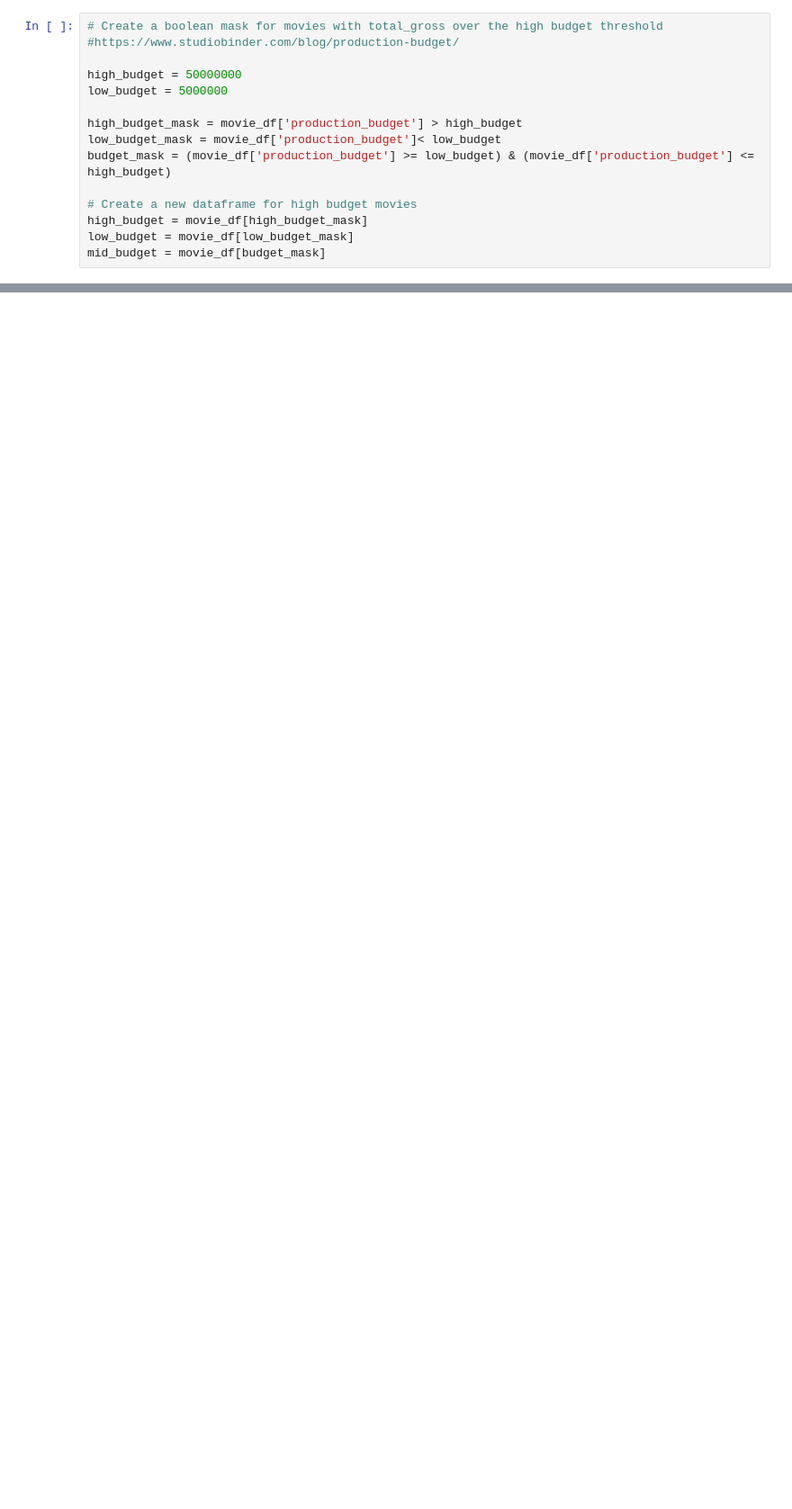
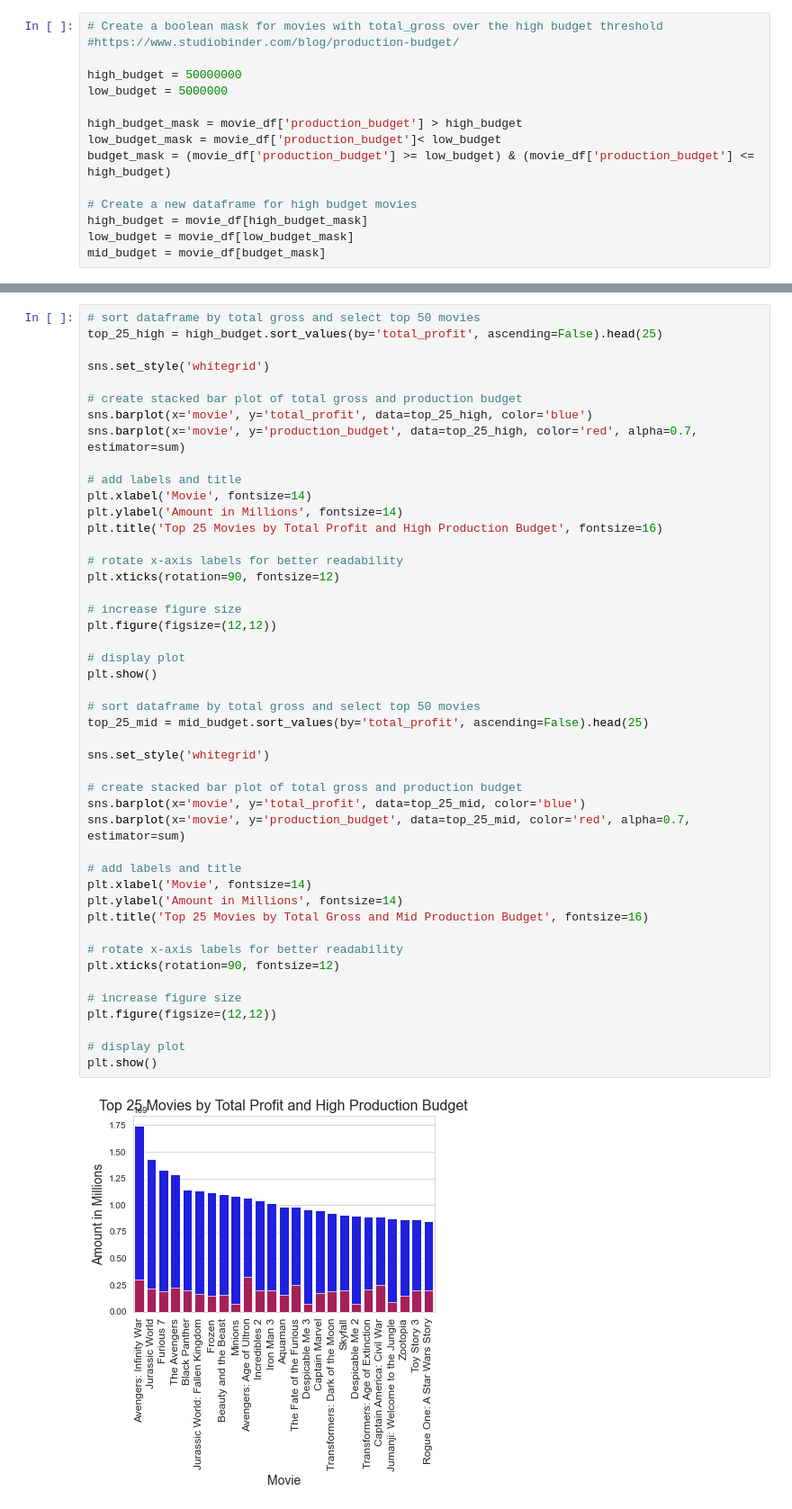
Before and after one commit to lillianlakes/box-office-films, a Jupyter notebook: Untitled.ipynb, the cells around one changed output, grey strips where cells are left out. Shown: that part at 90% size. Drawn from its saved outputs; the diff is of its cells as text; blank space fills up the shorter version.

```diff
--- a/Untitled.ipynb
+++ b/Untitled.ipynb
@@ -136 +166,49 @@ plt.show()
 <Figure size 864x864 with 0 Axes>
+# %%
+# sort dataframe by total gross and select top 50 movies
+top_25_high = high_budget.sort_values(by='total_profit', ascending=False).head(25)
+
+sns.set_style('whitegrid')
+
+# create stacked bar plot of total gross and production budget
+sns.barplot(x='movie', y='total_profit', data=top_25_high, color='blue')
+sns.barplot(x='movie', y='production_budget', data=top_25_high, color='red', alpha=0.7, estimator=sum)
+
+# add labels and title
+plt.xlabel('Movie', fontsize=14)
+plt.ylabel('Amount in Millions', fontsize=14)
+plt.title('Top 25 Movies by Total Profit and High Production Budget', fontsize=16)
+
+# rotate x-axis labels for better readability
+plt.xticks(rotation=90, fontsize=12)
+
+# increase figure size
+plt.figure(figsize=(12,12))
+
+# display plot
+plt.show()
+
+# sort dataframe by total gross and select top 50 movies
+top_25_mid = mid_budget.sort_values(by='total_profit', ascending=False).head(25)
+
+sns.set_style('whitegrid')
+
+# create stacked bar plot of total gross and production budget
+sns.barplot(x='movie', y='total_profit', data=top_25_mid, color='blue')
+sns.barplot(x='movie', y='production_budget', data=top_25_mid, color='red', alpha=0.7, estimator=sum)
+
+# add labels and title
+plt.xlabel('Movie', fontsize=14)
+plt.ylabel('Amount in Millions', fontsize=14)
+plt.title('Top 25 Movies by Total Gross and Mid Production Budget', fontsize=16)
+
+# rotate x-axis labels for better readability
+plt.xticks(rotation=90, fontsize=12)
+
+# increase figure size
+plt.figure(figsize=(12,12))
+
+# display plot
+plt.show()
+# %% [output]
+[figure, added]
```
Also changed, not shown: parts of 15 cells of this notebook.
